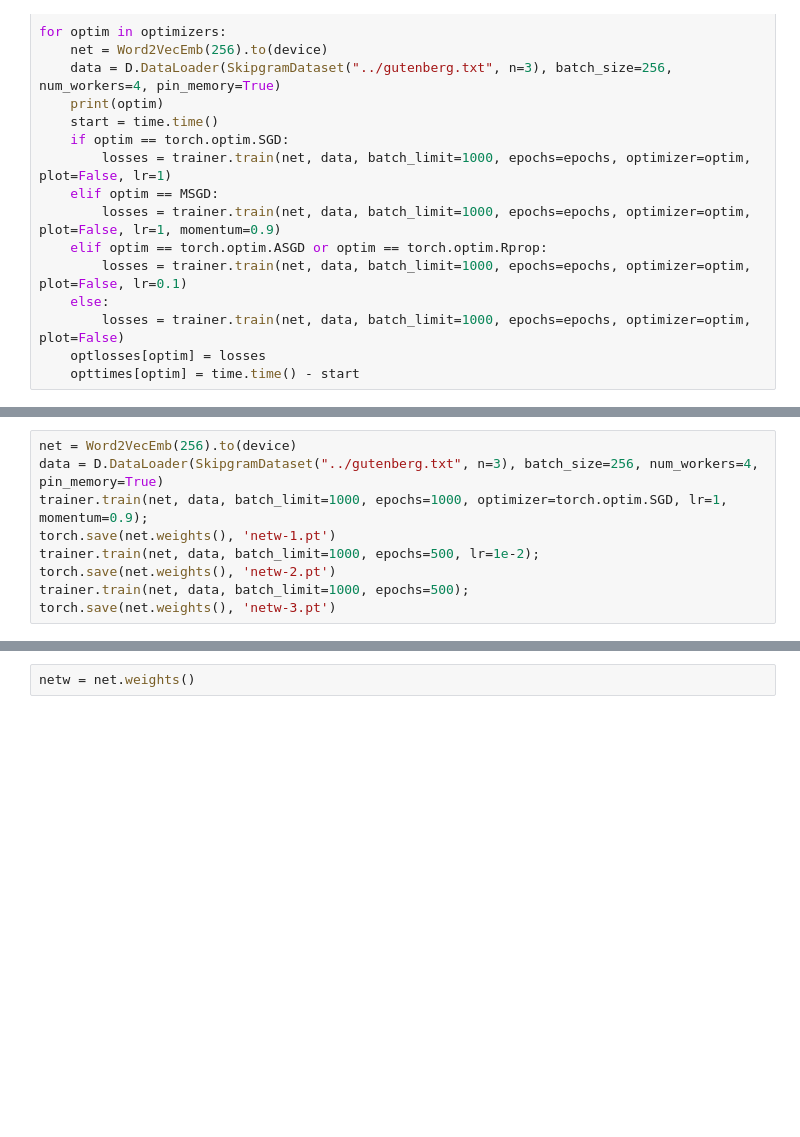
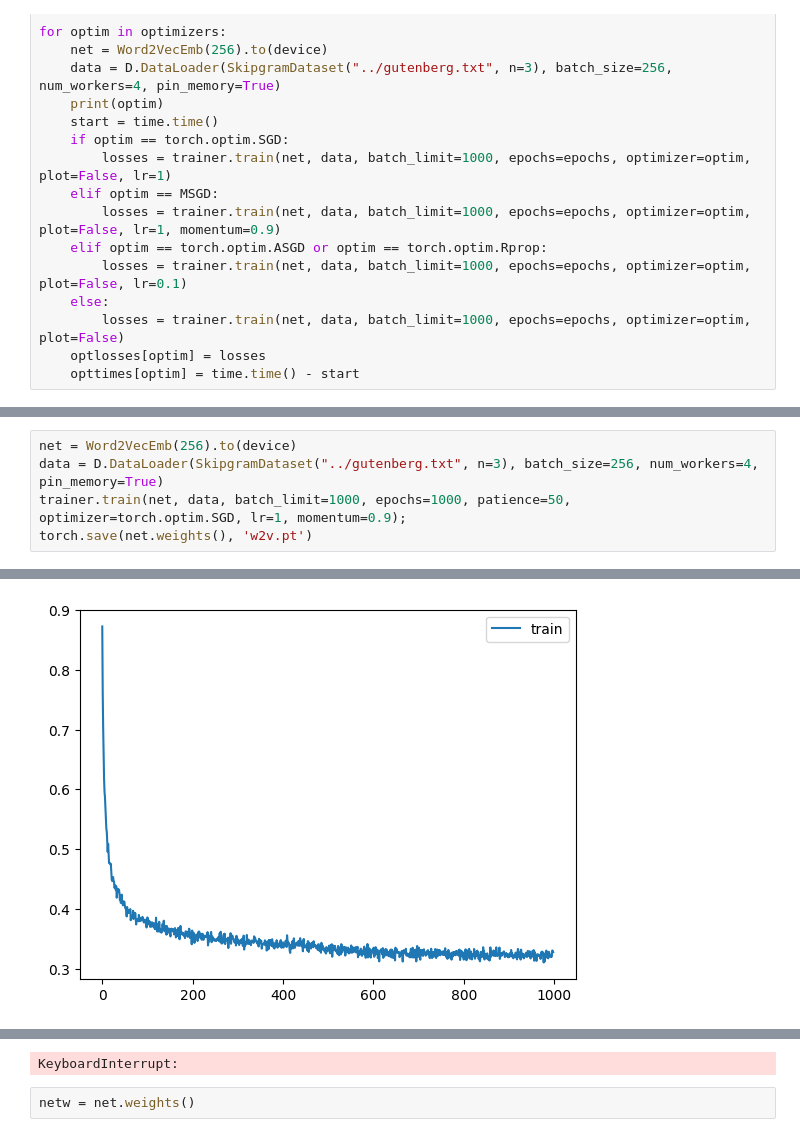
Before and after one commit to zeux/mlexp, a Jupyter notebook: words/word2vec.ipynb, the cells around one changed output, grey strips where cells are left out. Cells and saved outputs as stored; diff of their text form; blank space fills up the shorter version.

```diff
--- a/words/word2vec.ipynb
+++ b/words/word2vec.ipynb
@@ -162,10 +163,6 @@ plt.show()
 # %%
 net = Word2VecEmb(256).to(device)
 data = D.DataLoader(SkipgramDataset("../gutenberg.txt", n=3), batch_size=256, num_workers=4, pin_memory=True)
-trainer.train(net, data, batch_limit=1000, epochs=1000, optimizer=torch.optim.SGD, lr=1, momentum=0.9);
-torch.save(net.weights(), 'netw-1.pt')
-trainer.train(net, data, batch_limit=1000, epochs=500, lr=1e-2);
-torch.save(net.weights(), 'netw-2.pt')
-trainer.train(net, data, batch_limit=1000, epochs=500);
-torch.save(net.weights(), 'netw-3.pt')
+trainer.train(net, data, batch_limit=1000, epochs=1000, patience=50, optimizer=torch.optim.SGD, lr=1, momentum=0.9);
+torch.save(net.weights(), 'w2v.pt')
 # %% [output]
@@ -172,0 +170 @@ Epoch 1/1000: 6.85 sec, train loss 0.862404, val loss 0.000000, lr 1
+[figure, added]
@@ -173,3 +172,4 @@ Epoch 1/1000: 6.85 sec, train loss 0.862404, val loss 0.000000, lr 1
+KeyboardInterrupt:
 # %%
 netw = net.weights()
 # %% [output]
```
Also changed, not shown: parts of 2 cells of this notebook, 1 other file.
